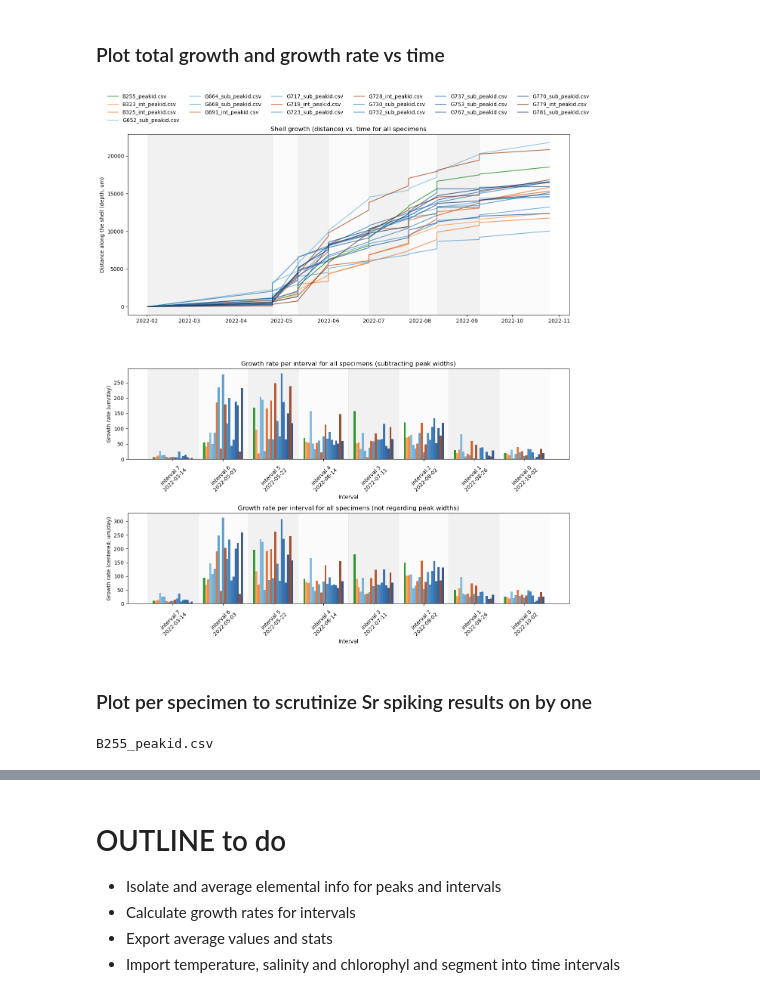
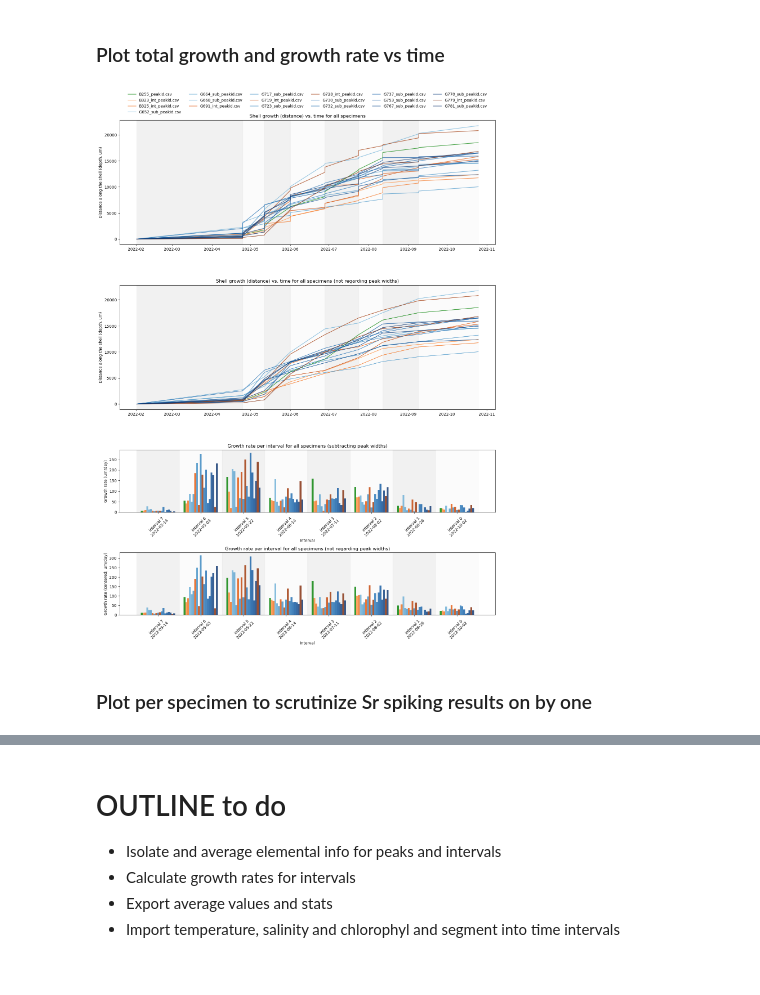
Before and after one commit to nielsjdewinter/Cleanalyze_python, a Jupyter notebook: Process_cleanalyze_results_dates.ipynb, the cells around one changed output, grey strips where cells are left out. Saved outputs shown, nothing was run; the diff lists cells and outputs as text; code cells hidden in the pictures.

Commit message:
Update with growth rates ignoring peak widths

```diff
--- a/Process_cleanalyze_results_dates.ipynb
+++ b/Process_cleanalyze_results_dates.ipynb
@@ -458,8 +497,8 @@ interval 0: mean growth rate = 20.18 um/day, mean centered growth rate = 28.96 u
 # %% [markdown]
 ### Plot total growth and growth rate vs time
 # %%
-# Create a figure with two subplots: ax1 for shell growth (date x-axis), ax2 for growth rates (interval x-axis)
-fig, (ax1, ax2, ax3) = plt.subplots(3, 1, figsize=(14, 15), sharex=False, gridspec_kw={'height_ratios': [2, 1, 1]})
+# Create a figure with two subplots: ax1 for shell growth (date x-axis), ax3 for growth rates (interval x-axis)
+fig, (ax1, ax2, ax3, ax4) = plt.subplots(4, 1, figsize=(15, 20), sharex=False, gridspec_kw={'height_ratios': [2, 2, 1, 1]})
 
 # Prepare color maps for subtidal and intertidal specimens
 subtidal_files = [f for f in dataframes if 'sub' in f.lower()]
@@ -477,10 +516,12 @@ bar_colors = []
 bar_specimens = []
 
 # Line plot: shell growth vs. date
+# FIXME: Add centered timing info to the plots
 for file, df in dataframes.items():
     if 'depth' in df.columns and 'timing_info' in df.columns:
         df_plot = df.copy()
         df_plot['timing_info'] = pd.to_datetime(df_plot['timing_info'])
+        df_plot['timing_info_centered'] = pd.to_datetime(df_plot['timing_info_centered'])
         df_plot['depth'] = df_plot['depth'].max() - df_plot['depth']
         if 'sub' in file.lower():
             color = subtidal_colors[sub_idx]
@@ -490,7 +531,8 @@ for file, df in dataframes.items():
             inter_idx += 1
         else:
             color = 'green'
-        ax1.plot(df_plot['timing_info'], df_plot['depth'], label=file, alpha=0.7, color=color)
+        ax1.plot(df_plot['timing_info'], df_plot['depth'], label=file, alpha=0.7, color=color) # Plotting depth against timing_info
+        ax2.plot(df_plot['timing_info_centered'], df_plot['depth'], label=file, alpha=0.7, color=color) # Plotting depth against timing_info_centered
 
         # Bar chart: growth rate per interval
         growths = growth_intervals.get(file, {})
@@ -535,7 +577,7 @@ bar_width = 0.8 / n_specimens  # Make bars for each interval adjacent
 # --- Plot grouped bars ---
 for s_idx, specimen in enumerate(unique_specimens):
     x_positions = np.arange(n_intervals) + s_idx * bar_width - 0.4 + bar_width/2
-    ax2.bar(
+    ax3.bar(
         x_positions,
         growth_rate_matrix[:, s_idx],
         width=bar_width,
@@ -543,7 +585,7 @@ for s_idx, specimen in enumerate(unique_specimens):
         alpha=0.8,
         label=specimen if s_idx == 0 else None  # Only label once for legend
     )
-    ax3.bar(
+    ax4.bar(
         x_positions,
         growth_rate_matrix_centered[:, s_idx],
         width=bar_width,
@@ -553,8 +595,8 @@ for s_idx, specimen in enumerate(unique_specimens):
     )
 
 # Set x-ticks for intervals
-ax2.set_xticks(np.arange(n_intervals))
 ax3.set_xticks(np.arange(n_intervals))
+ax4.set_xticks(np.arange(n_intervals))
 # Add mean dates of intervals to x-tick labels
 interval_labels_with_dates = []
 for interval in unique_intervals:
@@ -564,46 +606,46 @@ for interval in unique_intervals:
     if start is not None and end is not None:
         mean_date = start + (end - start) / 2
         label = f"{interval}\n{mean_date.strftime('%Y-%m-%d')}"
     else:
         label = interval
     interval_labels_with_dates.append(label)
 
-ax2.set_xticklabels(interval_labels_with_dates, rotation=45)
-ax2.set_xlabel('Interval')
-ax2.set_ylabel('Growth rate (um/day)')
-ax2.set_title('Growth rate per interval for all specimens (subtracting peak widths)')
 ax3.set_xticklabels(interval_labels_with_dates, rotation=45)
 ax3.set_xlabel('Interval')
-ax3.set_ylabel('Growth rate (centered; um/day)')
-ax3.set_title('Growth rate per interval for all specimens (not regarding peak widths)')
+ax3.set_ylabel('Growth rate (um/day)')
+ax3.set_title('Growth rate per interval for all specimens (subtracting peak widths)')
+ax4.set_xticklabels(interval_labels_with_dates, rotation=45)
+ax4.set_xlabel('Interval')
+ax4.set_ylabel('Growth rate (centered; um/day)')
+ax4.set_title('Growth rate per interval for all specimens (not regarding peak widths)')
 
 # Format and legend for the shell growth plot
 # Add shaded background boxes to delineate intervals on both plots
 for i, interval in enumerate(unique_intervals):
     # Get start and end dates for the interval
     stats = interval_growths.get(interval, {})
     start = stats.get('start_date', None)
     end = stats.get('end_date', None)
     if start is not None and end is not None:
         # Alternate color for better visibility
         color = 'lightgrey' if i % 2 == 0 else 'whitesmoke'
         # Shade on ax1 (date x-axis)
         ax1.axvspan(start, end, color=color, alpha=0.3, zorder=0)
-        # Shade on ax2 (interval x-axis)
-        ax2.axvspan(i - 0.5, i + 0.5, color=color, alpha=0.3, zorder=0)
+        # Shade on ax2 (date x-axis)
+        ax2.axvspan(start, end, color=color, alpha=0.3, zorder=0)
         # Shade on ax3 (interval x-axis)
         ax3.axvspan(i - 0.5, i + 0.5, color=color, alpha=0.3, zorder=0)
+        # Shade on ax4 (interval x-axis)
+        ax4.axvspan(i - 0.5, i + 0.5, color=color, alpha=0.3, zorder=0)
 ax1.set_ylabel('Distance along the shell (depth, um)')
 ax1.set_title('Shell growth (distance) vs. time for all specimens')
+ax2.set_ylabel('Distance along the shell (depth, um)')
+ax2.set_title('Shell growth (distance) vs. time for all specimens (not regarding peak widths)')
 ax1.legend(loc='upper center', bbox_to_anchor=(0.5, 1.25), ncol=6, frameon=False)
 plt.tight_layout()
 plt.show()
 # %% [output]
-[figure, old version]
+[figure, new version]
 # %% [markdown]
 ### Plot per specimen to scrutinize Sr spiking results on by one
-# %%
-print(next(iter(dataframes.keys())))
-# %% [output]
-B255_peakid.csv
 # %%
```
Also changed, not shown: parts of 5 cells of this notebook, 1 other file.
